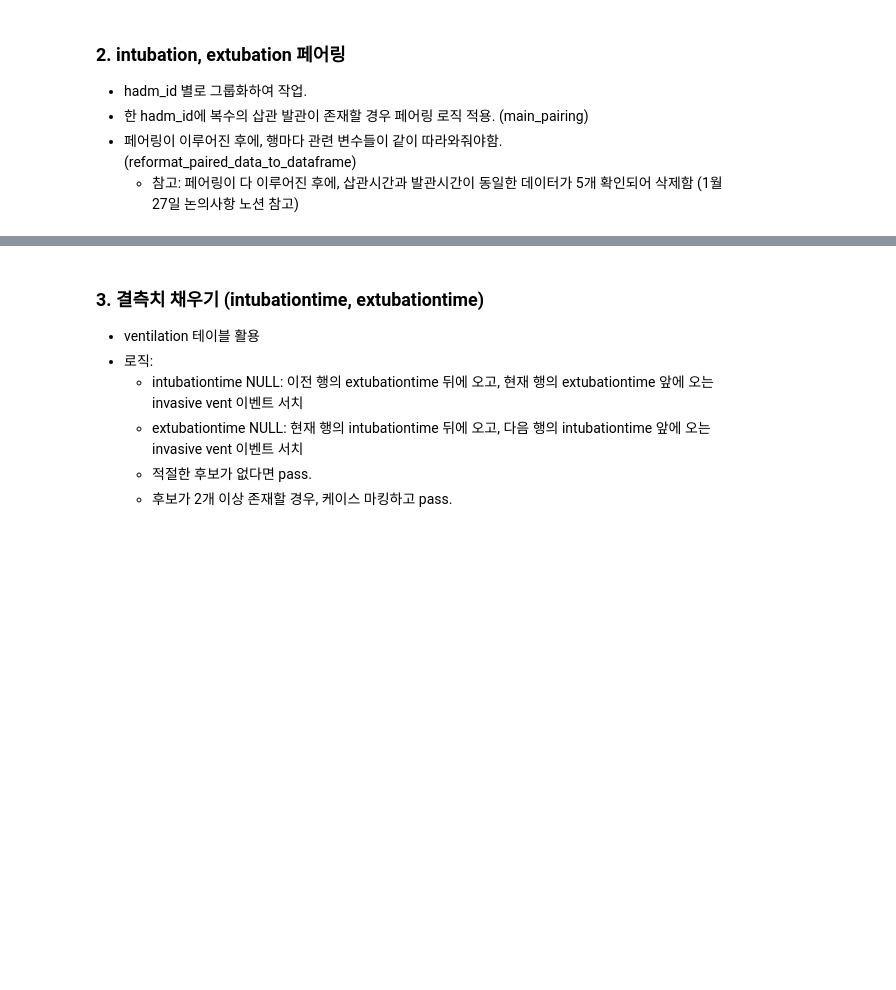
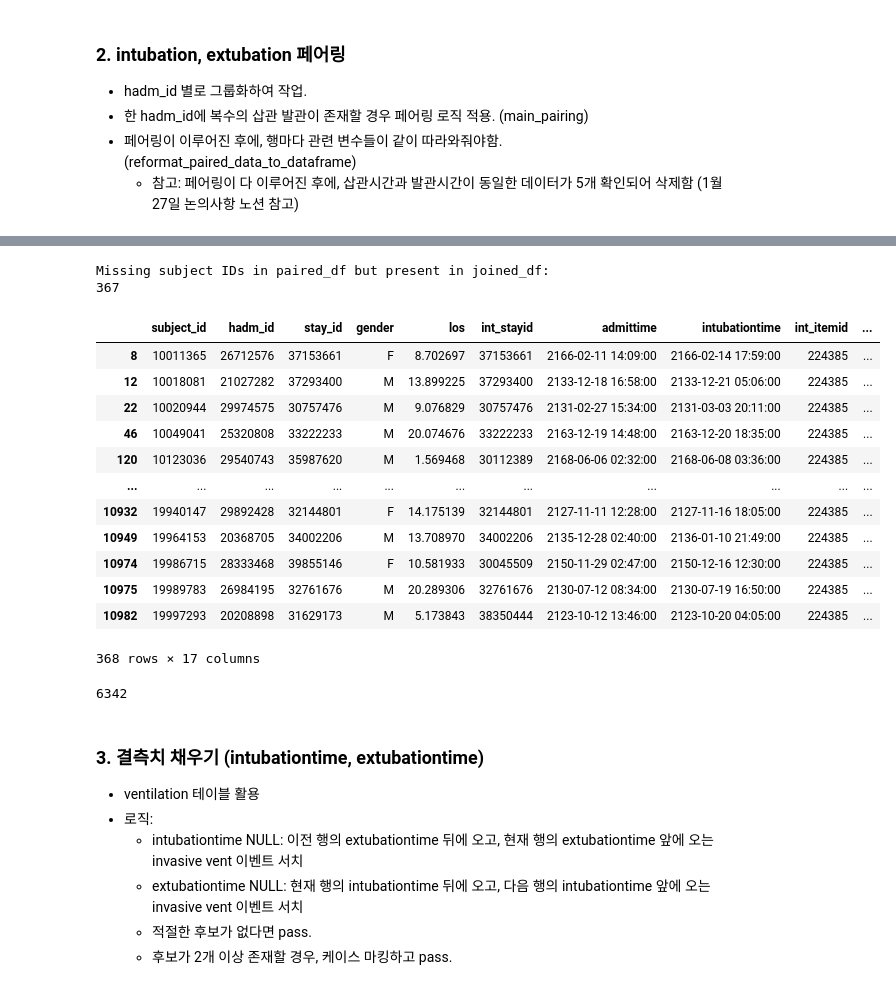
Before and after one commit to sujungleeml/P1_extubationfailure, a Jupyter notebook: 이수정/mimic4_ext_codes/00_subjectlist_prepare02_alignment.ipynb, the cells around one changed output, grey strips where cells are left out. Cells and saved outputs as stored; diff of their text form; code cells hidden in the pictures; blank space fills up the shorter version.

```diff
--- a/이수정/mimic4_ext_codes/00_subjectlist_prepare02_alignment.ipynb
+++ b/이수정/mimic4_ext_codes/00_subjectlist_prepare02_alignment.ipynb
@@ -248,3 +272,37 @@ Index(['subject_id', 'hadm_id', 'stay_id', 'gender', 'los', 'int_stayid',
+# %%
+# 1. Convert subject_id columns to Sets for efficient comparison
+paired_ids = set(paired_df["subject_id"])
+joined_ids = set(joined_df["subject_id"])
+
+# 2. Find the difference (elements in joined_df but not in paired_df)
+missing_ids = joined_ids.difference(paired_ids)
+
+# 3. Print or use the missing_ids set for further analysis
+print("Missing subject IDs in paired_df but present in joined_df:")
+print(len(missing_ids))
+# %% [output]
+Missing subject IDs in paired_df but present in joined_df:
+367
+# %%
+joined_df[joined_df.subject_id.isin(missing_ids)]
+# %% [output]
+|  | subject_id | hadm_id | stay_id | gender | los | int_stayid | admittime | intubationtime | int_itemid | ... |
+| 8 | 10011365 | 26712576 | 37153661 | F | 8.702697 | 37153661 | 2166-02-11 14:09:00 | 2166-02-14 17:59:00 | 224385 | ... |
+| 12 | 10018081 | 21027282 | 37293400 | M | 13.899225 | 37293400 | 2133-12-18 16:58:00 | 2133-12-21 05:06:00 | 224385 | ... |
+| 22 | 10020944 | 29974575 | 30757476 | M | 9.076829 | 30757476 | 2131-02-27 15:34:00 | 2131-03-03 20:11:00 | 224385 | ... |
+| 46 | 10049041 | 25320808 | 33222233 | M | 20.074676 | 33222233 | 2163-12-19 14:48:00 | 2163-12-20 18:35:00 | 224385 | ... |
+| 120 | 10123036 | 29540743 | 35987620 | M | 1.569468 | 30112389 | 2168-06-06 02:32:00 | 2168-06-08 03:36:00 | 224385 | ... |
+| ... | ... | ... | ... | ... | ... | ... | ... | ... | ... | ... |
+| 10932 | 19940147 | 29892428 | 32144801 | F | 14.175139 | 32144801 | 2127-11-11 12:28:00 | 2127-11-16 18:05:00 | 224385 | ... |
+| 10949 | 19964153 | 20368705 | 34002206 | M | 13.708970 | 34002206 | 2135-12-28 02:40:00 | 2136-01-10 21:49:00 | 224385 | ... |
+| 10974 | 19986715 | 28333468 | 39855146 | F | 10.581933 | 30045509 | 2150-11-29 02:47:00 | 2150-12-16 12:30:00 | 224385 | ... |
+| 10975 | 19989783 | 26984195 | 32761676 | M | 20.289306 | 32761676 | 2130-07-12 08:34:00 | 2130-07-19 16:50:00 | 224385 | ... |
+| 10982 | 19997293 | 20208898 | 31629173 | M | 5.173843 | 38350444 | 2123-10-12 13:46:00 | 2123-10-20 04:05:00 | 224385 | ... |
+368 rows × 17 columns
+# %%
+paired_df.subject_id.nunique()
+# %% [output]
+6342
 # %%
 # 데이터 저장
 paired_df.to_csv('./data/paired_df.csv')
```
Also changed, not shown: parts of 3 cells of this notebook, 2 other files.
